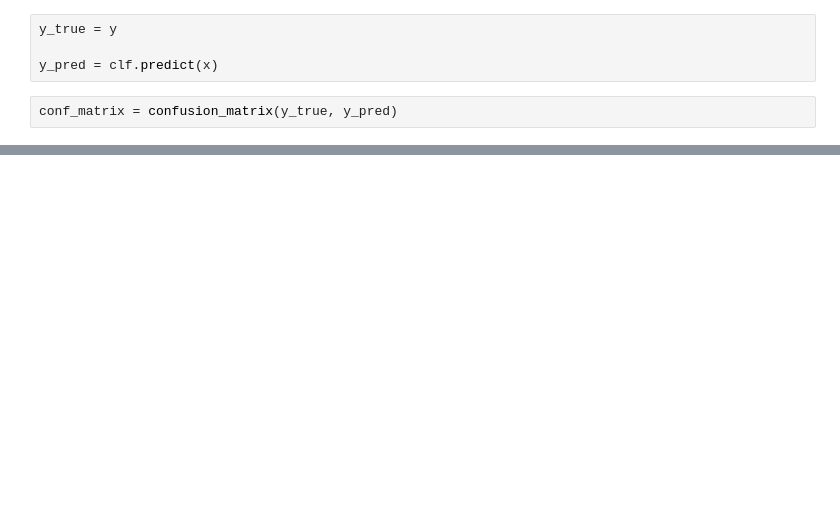
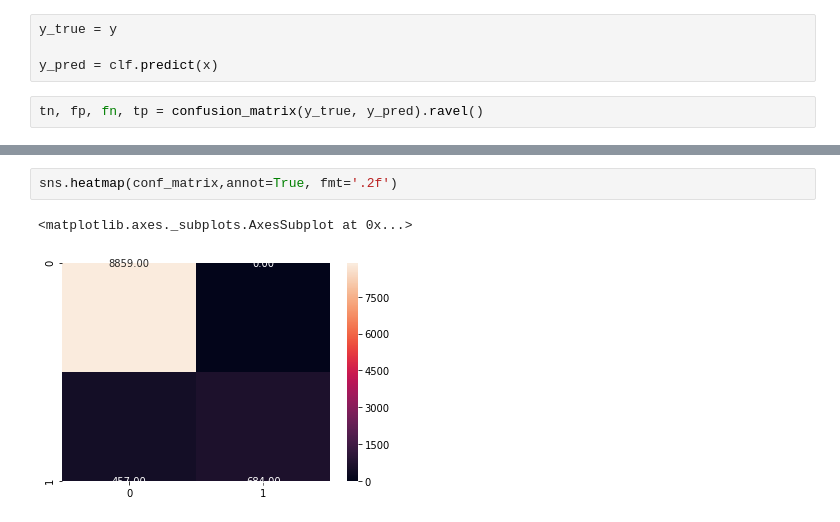
Before and after one commit to ThapaRahul/Superficial-Intelligence, a Jupyter notebook: ensemble_test.ipynb, the cells around one changed output, grey strips where cells are left out. Saved outputs shown, nothing was run; the diff lists cells and outputs as text; blank space fills up the shorter version.

```diff
--- a/ensemble_test.ipynb
+++ b/ensemble_test.ipynb
@@ -50,4 +65,4 @@ y_true = y
 
 y_pred = clf.predict(x)
 # %%
-conf_matrix = confusion_matrix(y_true, y_pred)
+tn, fp, fn, tp = confusion_matrix(y_true, y_pred).ravel()
@@ -92,0 +122,5 @@ array([44., 55.])
+# %%
+sns.heatmap(conf_matrix,annot=True, fmt='.2f')
+# %% [output]
+<matplotlib.axes._subplots.AxesSubplot at 0x...>
+[figure, added]
```
Also changed, not shown: parts of 26 cells of this notebook.
